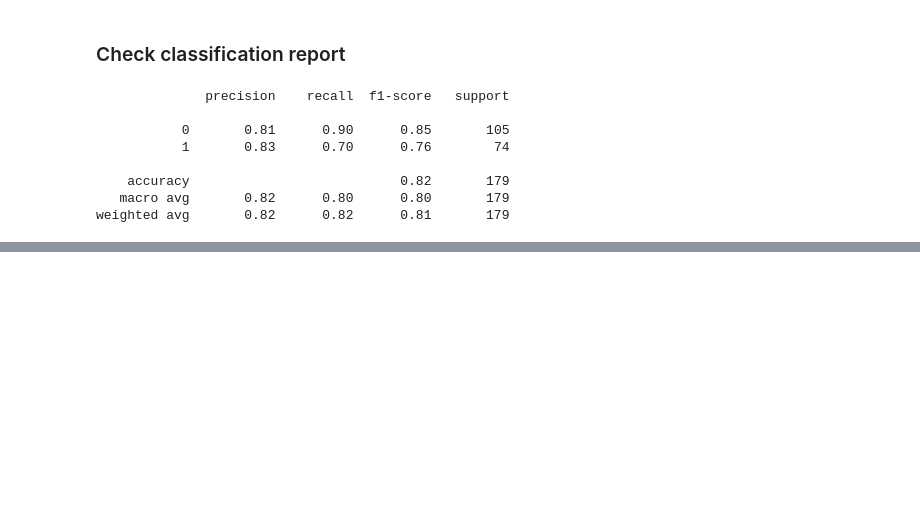
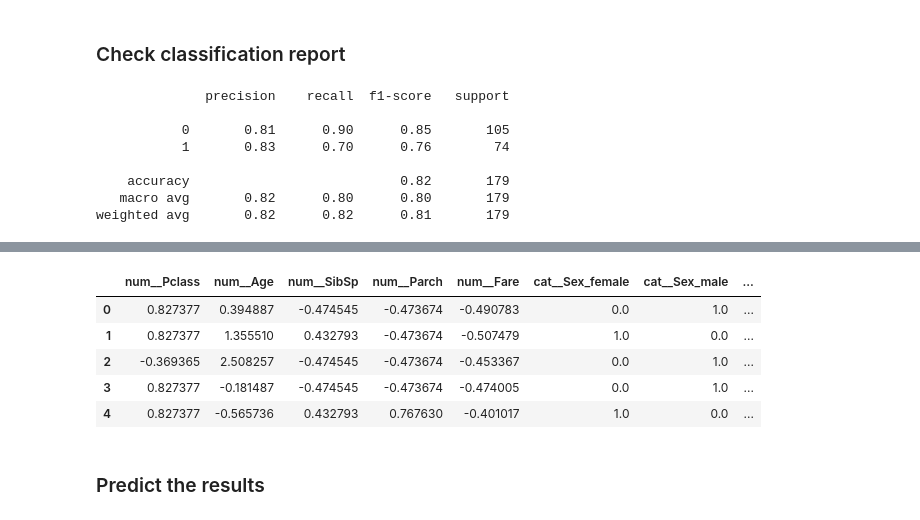
Before and after one commit to utkarshg1/VSCode_Thu_Fri_6_8pm, a Jupyter notebook: Gradient Boosting Classification/GBC.ipynb, the cells around one changed output, grey strips where cells are left out. Drawn from its saved outputs; the diff is of its cells as text; code cells hidden in the pictures; blank space fills up the shorter version.

```diff
--- a/Gradient Boosting Classification/GBC.ipynb
+++ b/Gradient Boosting Classification/GBC.ipynb
@@ -318,0 +347,3 @@ weighted avg       0.82      0.82      0.81       179
+# %%
+xnew_pre = pre.transform(xnew)
+xnew_pre
@@ -318,0 +364,12 @@ weighted avg       0.82      0.82      0.81       179
+# %%
+xnew_pre = pd.DataFrame(xnew_pre, columns=cols)
+xnew_pre.head()
+# %% [output]
+|  | num__Pclass | num__Age | num__SibSp | num__Parch | num__Fare | cat__Sex_female | cat__Sex_male | ... |
+| 0 | 0.827377 | 0.394887 | -0.474545 | -0.473674 | -0.490783 | 0.0 | 1.0 | ... |
+| 1 | 0.827377 | 1.355510 | 0.432793 | -0.473674 | -0.507479 | 1.0 | 0.0 | ... |
+| 2 | -0.369365 | 2.508257 | -0.474545 | -0.473674 | -0.453367 | 0.0 | 1.0 | ... |
+| 3 | 0.827377 | -0.181487 | -0.474545 | -0.473674 | -0.474005 | 0.0 | 1.0 | ... |
+| 4 | 0.827377 | -0.565736 | 0.432793 | 0.767630 | -0.401017 | 1.0 | 0.0 | ... |
+# %% [markdown]
+### Predict the results
```
Also changed, not shown: parts of 20 cells of this notebook, 1 other file.
